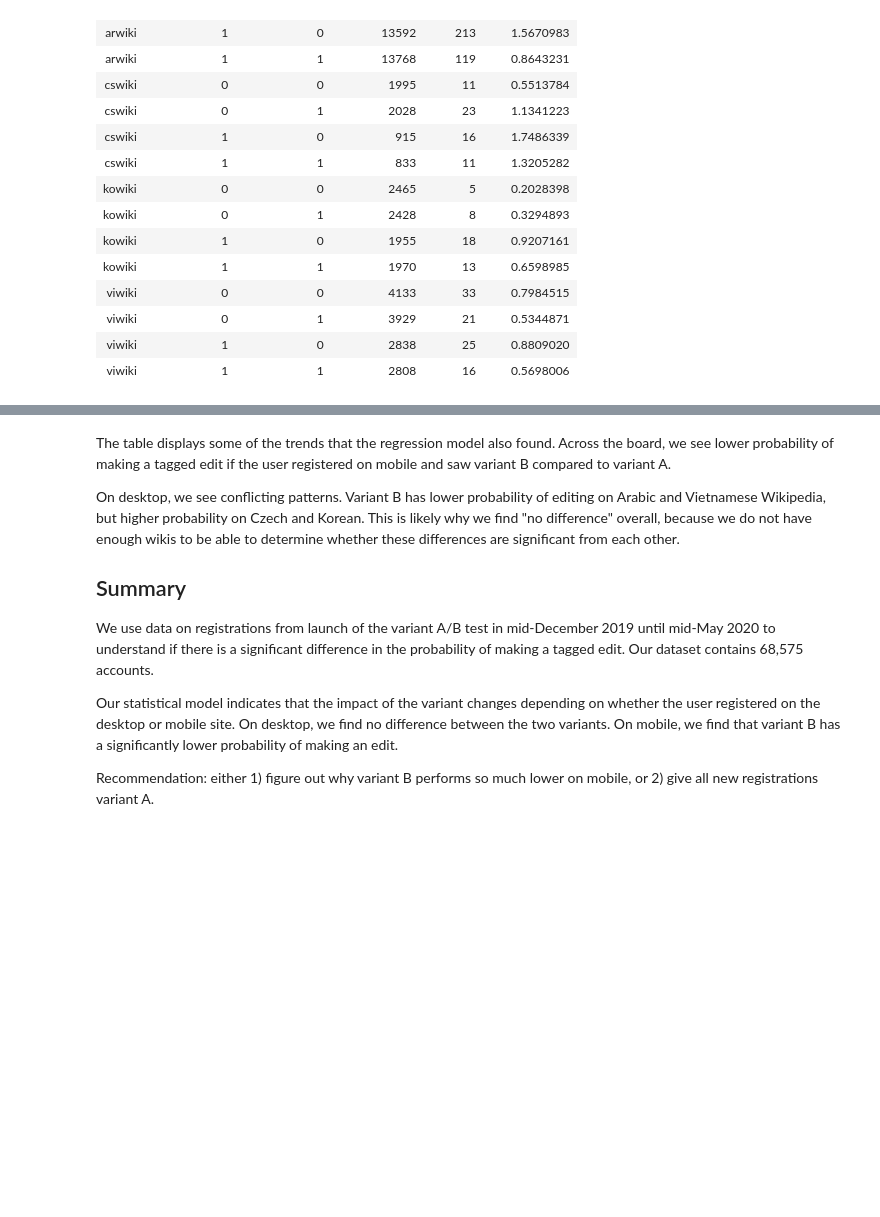
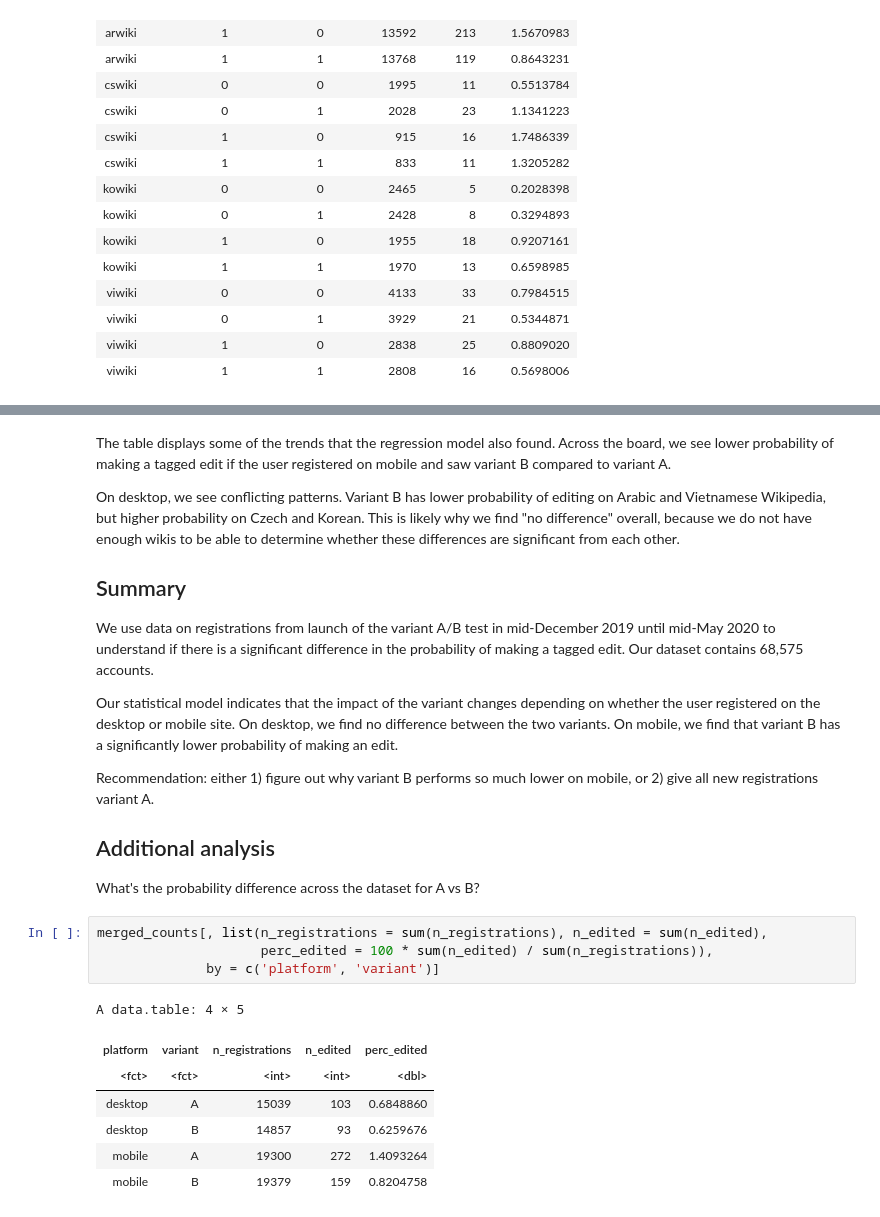
Before and after one commit to nettrom/Growth-homepage-2019, a Jupyter notebook: T253902 - regression models.ipynb, the cells around one changed output, grey strips where cells are left out. Saved outputs shown, nothing was run; the diff lists cells and outputs as text; blank space fills up the shorter version.

```diff
--- a/T253902 - regression models.ipynb
+++ b/T253902 - regression models.ipynb
@@ -370,3 +396,19 @@ We use data on registrations from launch of the variant A/B test in mid-December
 Our statistical model indicates that the impact of the variant changes depending on whether the user registered on the desktop or mobile site. On desktop, we find no difference between the two variants. On mobile, we find that variant B has a significantly lower probability of making an edit.
 
 Recommendation: either 1) figure out why variant B performs so much lower on mobile, or 2) give all new registrations variant A.
+
+## Additional analysis
+
+What's the probability difference across the dataset for A vs B?
+# %%
+merged_counts[, list(n_registrations = sum(n_registrations), n_edited = sum(n_edited),
+                     perc_edited = 100 * sum(n_edited) / sum(n_registrations)),
+              by = c('platform', 'variant')]
+# %% [output]
+A data.table: 4 × 5
+| platform | variant | n_registrations | n_edited | perc_edited |
+| <fct> | <fct> | <int> | <int> | <dbl> |
+| desktop | A | 15039 | 103 | 0.6848860 |
+| desktop | B | 14857 | 93 | 0.6259676 |
+| mobile | A | 19300 | 272 | 1.4093264 |
+| mobile | B | 19379 | 159 | 0.8204758 |
```
Also changed, not shown: parts of 3 cells of this notebook, 1 other file.
